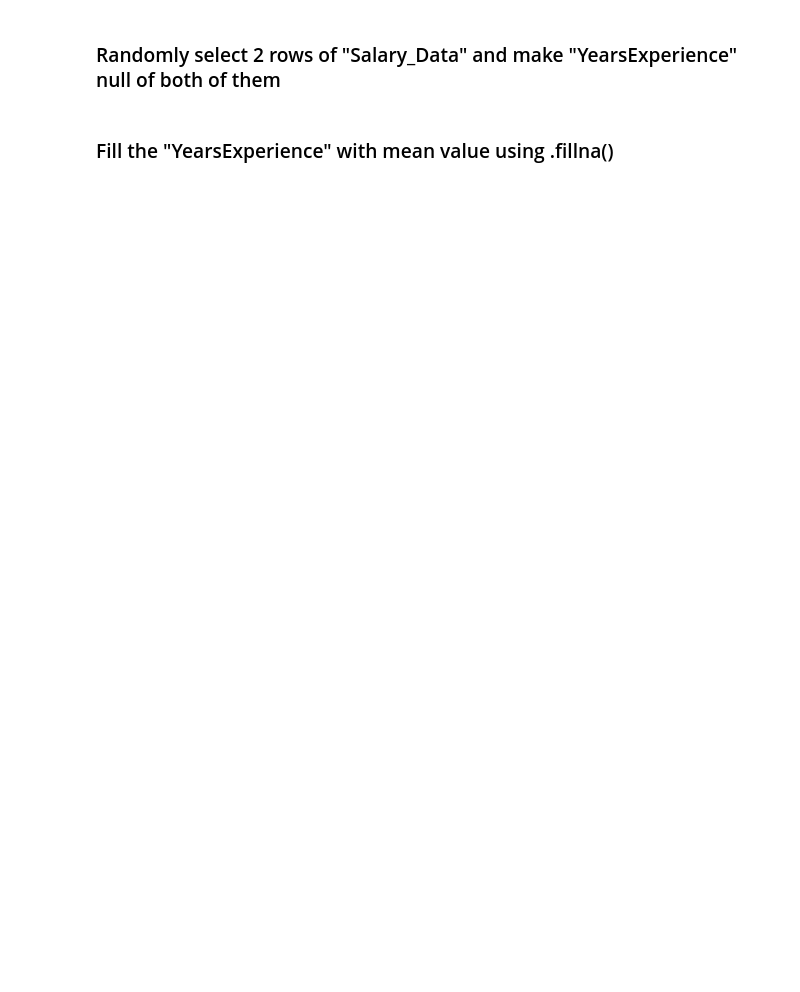
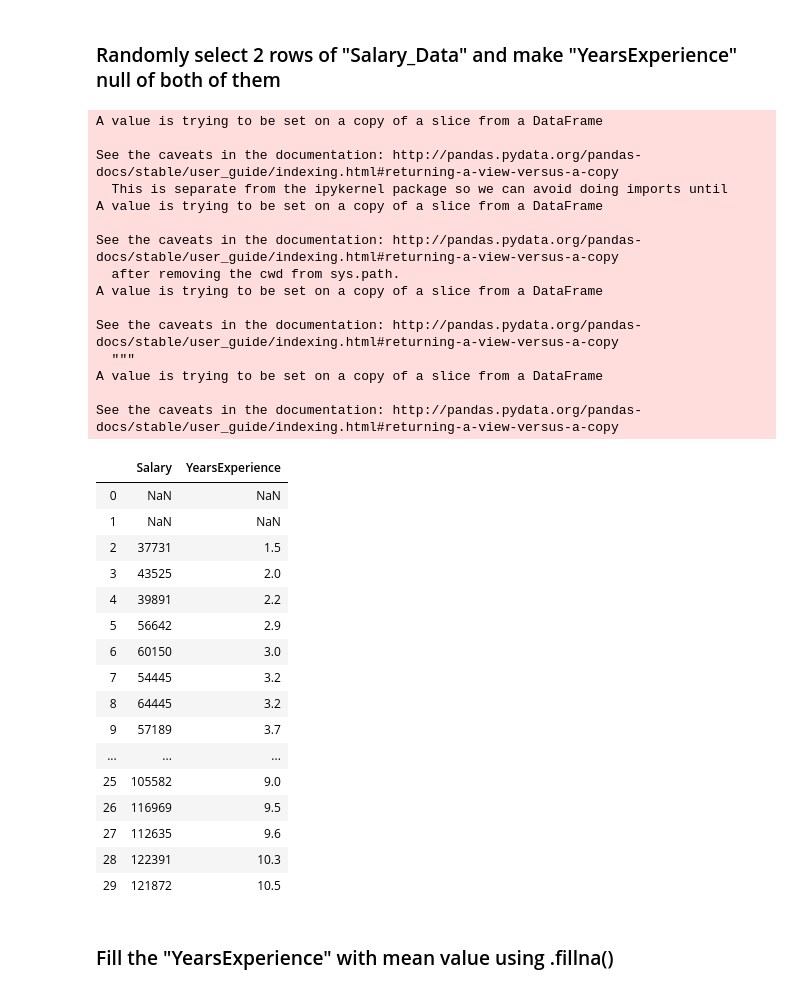
Before and after one commit to Smit-create/Assignment-1-MnC19, a Jupyter notebook: Assignments/Assignment 2 Numpy Pandas/Assignment-2.ipynb, the cells around one changed output. Drawn from its saved outputs; the diff is of its cells as text; code cells hidden in the pictures; blank space fills up the shorter version.

````diff
--- a/Assignments/Assignment 2 Numpy Pandas/Assignment-2.ipynb
+++ b/Assignments/Assignment 2 Numpy Pandas/Assignment-2.ipynb
@@ -554,6 +632,11 @@ You'll be using pandas for the tasks given below(**you can use the cheat sheat p
 # %% [markdown]
 ### Make an array of the size of that of "Salary_Data" using numpy.random with values between 0 and 1
 Then store these values in 'regular'
+# %%
+import pandas as pd
+import numpy as np
+arr=np.random.rand(len(dataset[0]))
+regular=pd.DataFrame(arr,columns=['Salary'])
 # %% [markdown]
 ### Do the following changes:
 ```
@@ -565,3 +648,12 @@ for value in the regular:
     else:
         make it YES
 ```
+# %%
+df=regular.copy()
+
+
+regular['Salary'][df['Salary'].between(0,0.4)]='NO'
+regular['Salary'][df['Salary'].between(0.4,0.6)]='NA'
+regular['Salary'][df['Salary'].between(0.6,1.0)]='YES'
+
+regular
@@ -574,2 +736,7 @@ for value in the regular:
 # %% [markdown]
 ### Drop the rows with NA or null data using .dropna()
+# %%
+values=['YES','NO','NA']
+for value in values:
+    regular.drop(regular.index[regular['Salary']==value],inplace=True)
+regular
@@ -576,4 +761,45 @@ for value in the regular:
 # %% [markdown]
 ### Randomly select 2 rows of "Salary_Data" and make "YearsExperience" null of both of them
+# %%
+regular.reset_index(drop=True,inplace=True)
+regular['YearsExperience']=dataset[0]
+regular['Salary'][0]=np.nan
+regular['Salary'][1]=np.nan
+regular['YearsExperience'][0]=np.nan
+regular['YearsExperience'][1]=np.nan
+regular
+# %% [output]
+A value is trying to be set on a copy of a slice from a DataFrame
+
+See the caveats in the documentation: http://pandas.pydata.org/pandas-docs/stable/user_guide/indexing.html#returning-a-view-versus-a-copy
+  This is separate from the ipykernel package so we can avoid doing imports until
+A value is trying to be set on a copy of a slice from a DataFrame
+
+See the caveats in the documentation: http://pandas.pydata.org/pandas-docs/stable/user_guide/indexing.html#returning-a-view-versus-a-copy
+  after removing the cwd from sys.path.
+A value is trying to be set on a copy of a slice from a DataFrame
+
+See the caveats in the documentation: http://pandas.pydata.org/pandas-docs/stable/user_guide/indexing.html#returning-a-view-versus-a-copy
+  """
+A value is trying to be set on a copy of a slice from a DataFrame
+
+See the caveats in the documentation: http://pandas.pydata.org/pandas-docs/stable/user_guide/indexing.html#returning-a-view-versus-a-copy
+|  | Salary | YearsExperience |
+| 0 | NaN | NaN |
+| 1 | NaN | NaN |
+| 2 | 37731 | 1.5 |
+| 3 | 43525 | 2.0 |
+| 4 | 39891 | 2.2 |
+| 5 | 56642 | 2.9 |
+| 6 | 60150 | 3.0 |
+| 7 | 54445 | 3.2 |
+| 8 | 64445 | 3.2 |
+| 9 | 57189 | 3.7 |
+| ... | ... | ... |
+| 25 | 105582 | 9.0 |
+| 26 | 116969 | 9.5 |
+| 27 | 112635 | 9.6 |
+| 28 | 122391 | 10.3 |
+| 29 | 121872 | 10.5 |
 # %% [markdown]
 ### Fill the "YearsExperience" with mean value using .fillna()
````
Also changed, not shown: parts of 41 cells of this notebook, 1 other file.
